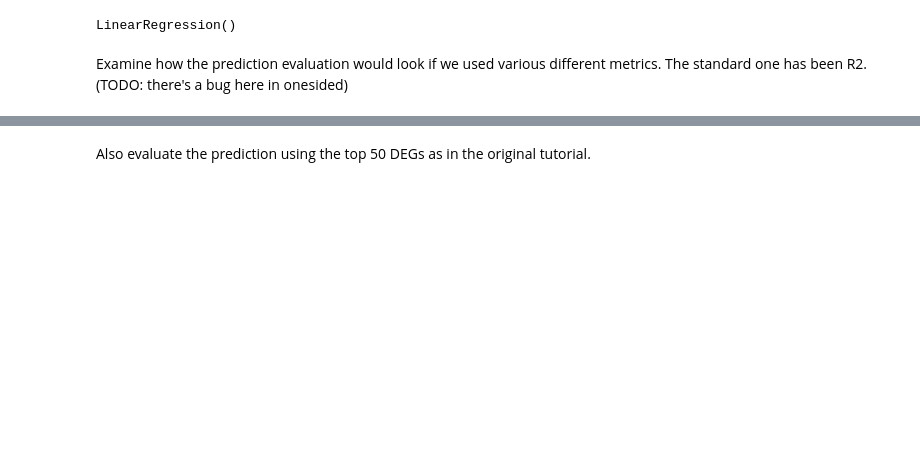
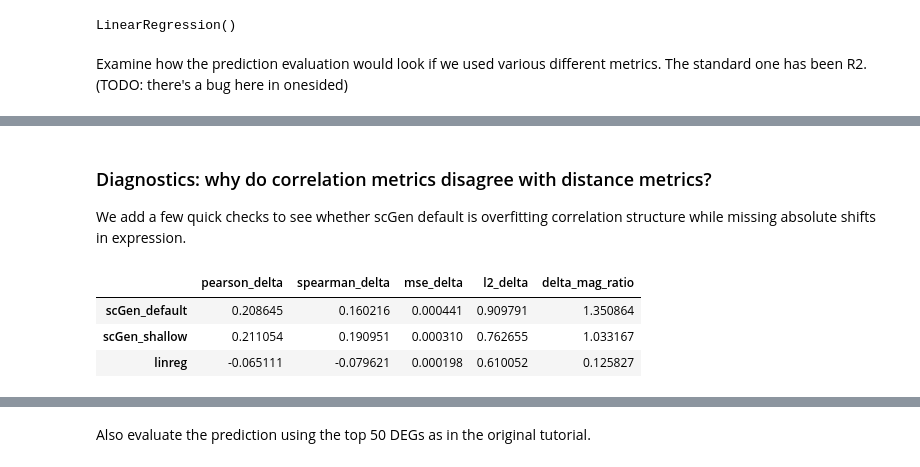
Before and after one commit to theislab/perturbation-metrics, a Jupyter notebook: example_notebooks/example_evaluate_model.ipynb, the cells around one changed output, grey strips where cells are left out. Saved outputs shown, nothing was run; the diff lists cells and outputs as text; code cells hidden in the pictures; blank space fills up the shorter version.

```diff
--- a/example_notebooks/example_evaluate_model.ipynb
+++ b/example_notebooks/example_evaluate_model.ipynb
@@ -259,0 +258,42 @@ plot(perf_df, ['pred_scGen_default', 'pred_scGen_shallow'])
+# %% [markdown]
+### Diagnostics: why do correlation metrics disagree with distance metrics?
+
+We add a few quick checks to see whether scGen default is overfitting correlation structure while missing absolute shifts in expression.
+# %%
+# helper to get dense arrays
+def _dense(x):
+    return x.A if hasattr(x, 'A') else x.toarray()
+
+def _mean_vector(adata, group='stim', layer='lognorm'):
+    X = adata.layers[layer] if layer in adata.layers else adata.X
+    return _dense(X).mean(axis=0)
+
+def _summarize_delta_metrics(ctrl, stim, pred, layer='lognorm'):
+    # compare mean shift vectors (stim-ctrl) to predicted shift
+    mu_ctrl = _mean_vector(ctrl, layer=layer)
+    mu_stim = _mean_vector(stim, layer=layer)
+    mu_pred = _mean_vector(pred, layer=layer)
+    true_delta = mu_stim - mu_ctrl
+    pred_delta = mu_pred - mu_ctrl
+    # correlation and scale-sensitive distances
+    pearson = np.corrcoef(true_delta, pred_delta)[0,1]
+    spearman = pd.Series(true_delta).corr(pd.Series(pred_delta), method='spearman')
+    mse = np.mean((true_delta - pred_delta)**2)
+    l2 = np.linalg.norm(true_delta - pred_delta)
+    # magnitude bias: is predicted shift too small/large?
+    mag_ratio = (np.linalg.norm(pred_delta) / (np.linalg.norm(true_delta) + 1e-8))
+    return {'pearson_delta': pearson, 'spearman_delta': spearman, 'mse_delta': mse, 'l2_delta': l2, 'delta_mag_ratio': mag_ratio}
+
+# compute for each model on the target cell type
+delta_metrics = {}
+for k, model_pred in preds.items():
+    # model_pred contains stim + pred; split out predicted cells
+    pred = model_pred[model_pred.obs['label'] == 'pred']
+    delta_metrics[k] = _summarize_delta_metrics(ctrl_adata, stim_adata, pred, layer='lognorm')
+
+pd.DataFrame(delta_metrics).T
+# %% [output]
+|  | pearson_delta | spearman_delta | mse_delta | l2_delta | delta_mag_ratio |
+| scGen_default | 0.208645 | 0.160216 | 0.000441 | 0.909791 | 1.350864 |
+| scGen_shallow | 0.211054 | 0.190951 | 0.000310 | 0.762655 | 1.033167 |
+| linreg | -0.065111 | -0.079621 | 0.000198 | 0.610052 | 0.125827 |
```
Also changed, not shown: parts of 14 cells of this notebook.
